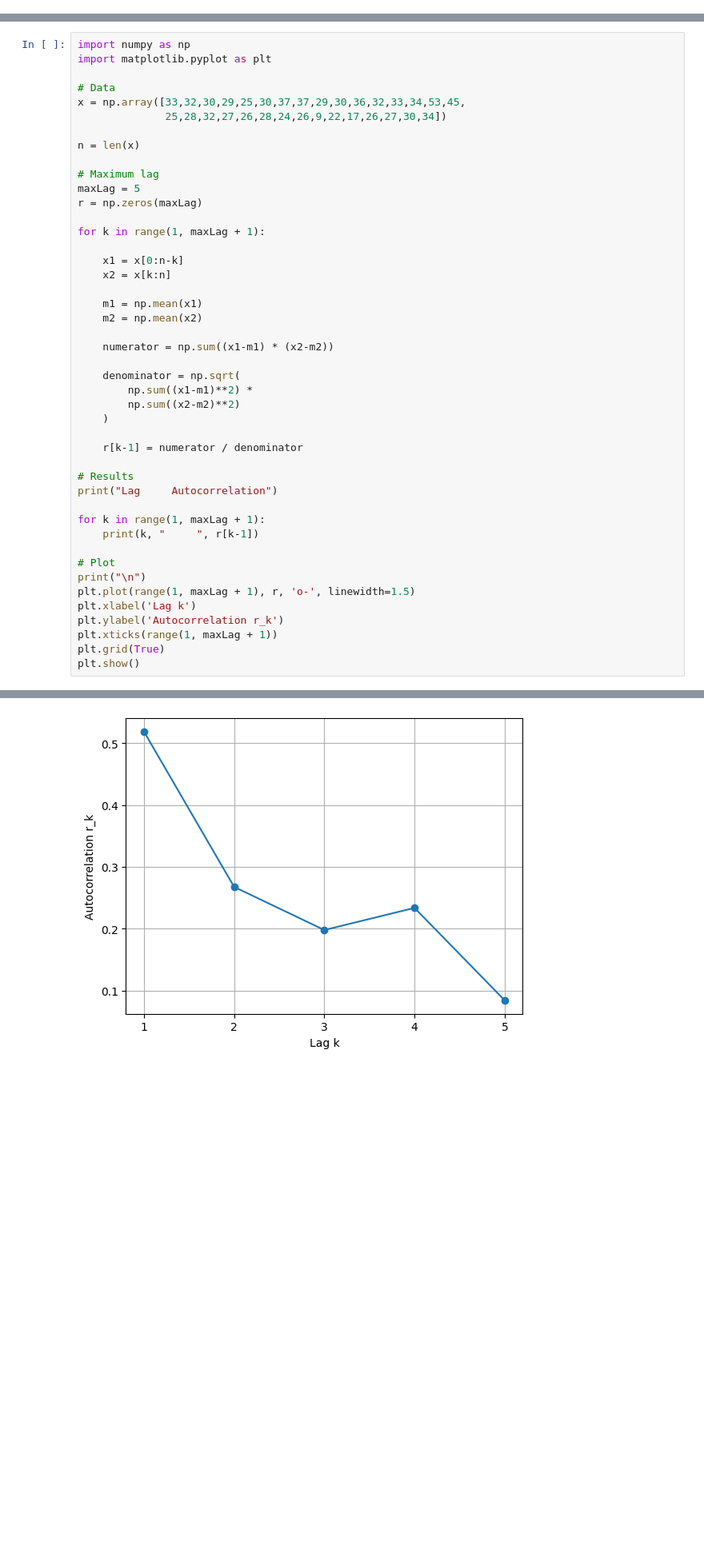
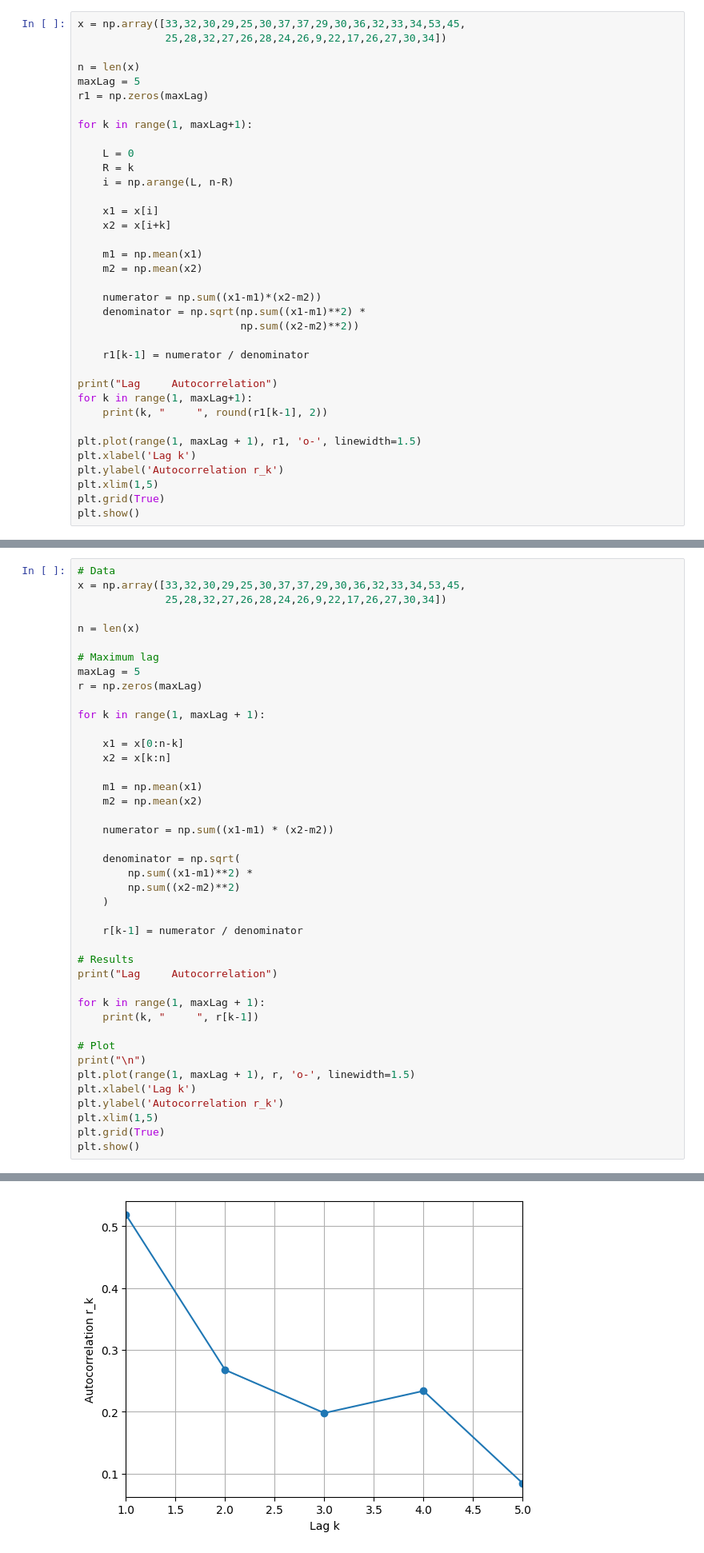
Before and after one commit to costpetrides/Data_Analysis_Atmosphere, a Jupyter notebook: Autocorrelation/Autocorrelation.ipynb, the cells around one changed output, grey strips where cells are left out. Shown at 80% size. Drawn from its saved outputs; the diff is of its cells as text; blank space fills up the shorter version.

```diff
--- a/Autocorrelation/Autocorrelation.ipynb
+++ b/Autocorrelation/Autocorrelation.ipynb
@@ -18,0 +24,36 @@ $$
+# %%
+x = np.array([33,32,30,29,25,30,37,37,29,30,36,32,33,34,53,45,
+              25,28,32,27,26,28,24,26,9,22,17,26,27,30,34])
+
+n = len(x)
+maxLag = 5
+r1 = np.zeros(maxLag)
+
+for k in range(1, maxLag+1):
+
+    L = 0
+    R = k
+    i = np.arange(L, n-R)
+
+    x1 = x[i]
+    x2 = x[i+k]
+
+    m1 = np.mean(x1)
+    m2 = np.mean(x2)
+
+    numerator = np.sum((x1-m1)*(x2-m2))
+    denominator = np.sqrt(np.sum((x1-m1)**2) *
+                          np.sum((x2-m2)**2))
+
+    r1[k-1] = numerator / denominator
+
+print("Lag     Autocorrelation")
+for k in range(1, maxLag+1):
+    print(k, "     ", round(r1[k-1], 2))
+
+plt.plot(range(1, maxLag + 1), r1, 'o-', linewidth=1.5)
+plt.xlabel('Lag k')
+plt.ylabel('Autocorrelation r_k')
+plt.xlim(1,5)
+plt.grid(True)
+plt.show()
@@ -19,7 +70,4 @@ $$
 # %%
-import numpy as np
-import matplotlib.pyplot as plt
-
 # Data
 x = np.array([33,32,30,29,25,30,37,37,29,30,36,32,33,34,53,45,
               25,28,32,27,26,28,24,26,9,22,17,26,27,30,34])
@@ -40,32 +88,32 @@ for k in range(1, maxLag + 1):
 
     numerator = np.sum((x1-m1) * (x2-m2))
 
     denominator = np.sqrt(
         np.sum((x1-m1)**2) *
         np.sum((x2-m2)**2)
     )
 
     r[k-1] = numerator / denominator
 
 # Results
 print("Lag     Autocorrelation")
 
 for k in range(1, maxLag + 1):
     print(k, "     ", r[k-1])
 
 # Plot
 print("\n")
 plt.plot(range(1, maxLag + 1), r, 'o-', linewidth=1.5)
 plt.xlabel('Lag k')
 plt.ylabel('Autocorrelation r_k')
-plt.xticks(range(1, maxLag + 1))
+plt.xlim(1,5)
 plt.grid(True)
 plt.show()
 # %% [output]
 Lag     Autocorrelation
 1       0.5188116649081126
 2       0.26767515634908967
 3       0.19794507112598922
 4       0.23371916280078633
 5       0.08415845740146032
-[figure, old version]
+[figure, new version]
```
Also changed, not shown: parts of 4 cells of this notebook.
